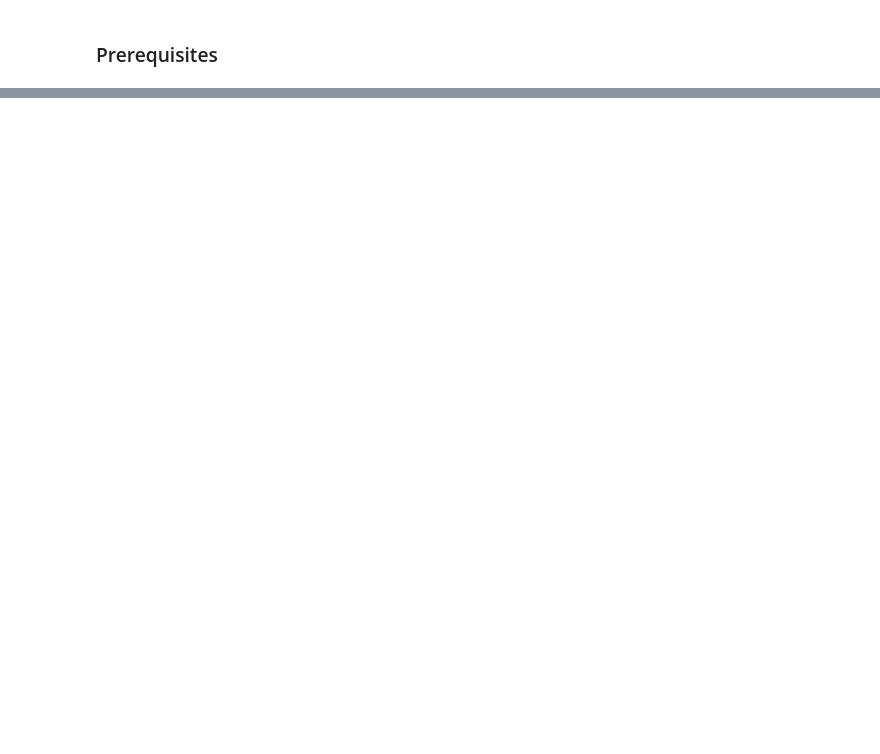
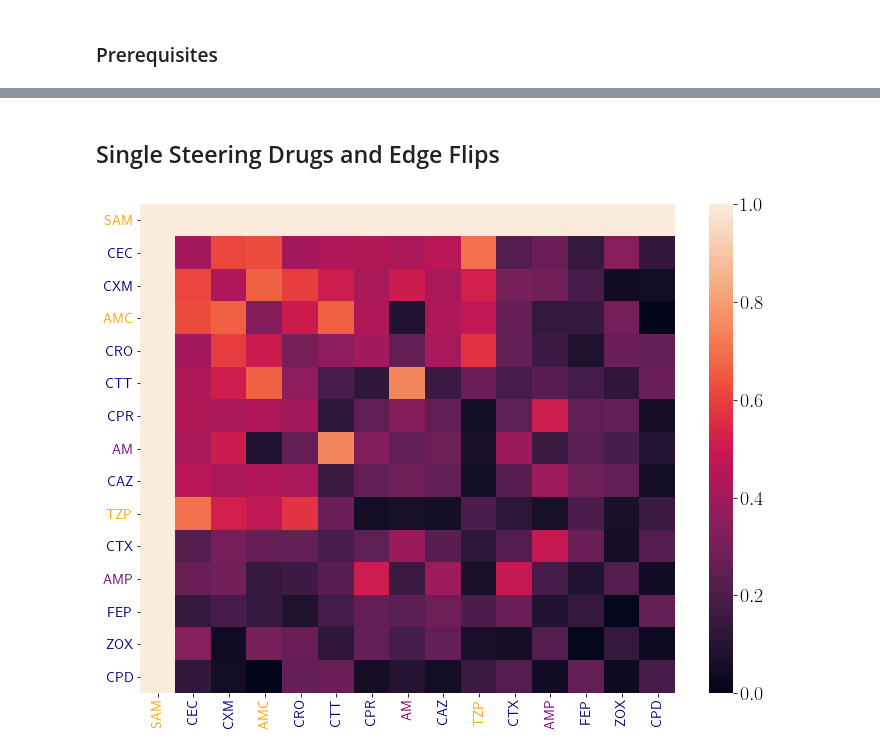
Before and after one commit to nkrishnan94/edgeflips, a Jupyter notebook: edgeflips.ipynb, the cells around one changed output, grey strips where cells are left out. Saved outputs shown, nothing was run; the diff lists cells and outputs as text; code cells hidden in the pictures; blank space fills up the shorter version.

```diff
--- a/edgeflips.ipynb
+++ b/edgeflips.ipynb
@@ -69,0 +584,42 @@ df = pd.DataFrame(data=flipMatrix,columns = names)
+# %% [markdown]
+## Single Steering Drugs and Edge Flips
+# %%
+best_steerers = []
+peakPercentMat =np.zeros((len(limit_matrices),len(limit_matrices)))
+for i, t in enumerate(range(len(limit_matrices))):
+    lowest_peak_index = convertGenotypeToInt(landscapes[t].getLowestFitnessPeak())
+
+    best_steerer = -1
+    best_prob = 0.0
+
+    #For each possible steerer
+    for j,s in enumerate(range(len(limit_matrices))):
+        lowest_peak_index1 = convertGenotypeToInt(landscapes[t].getLowestFitnessPeak())
+        dist1 = np.array(init_pop * limit_matrices[s] * limit_matrices[t])[0]
+        lowest_peak_index2 = convertGenotypeToInt(landscapes[s].getLowestFitnessPeak())
+        dist2 = np.array(init_pop * limit_matrices[t] * limit_matrices[s])[0]
+        peakPercentMat[i,j] = max(dist1[lowest_peak_index1],dist2[lowest_peak_index2])
+# %%
+fig,ax=plt.subplots(figsize=(12,9))
+df = pd.DataFrame(data=peakPercentMat,columns = names,index=names)
+rank =np.argsort(np.mean(peakPercentMat,axis=0));
+g = sns.heatmap(peakPercentMat[rank[::-1]][:,rank[::-1]],ax=ax);
+ax.set_xticklabels(np.array(names)[rank[::-1]]);
+ax.set_yticklabels(np.array(names)[rank[::-1]]);
+
+
+for l in g.yaxis.get_majorticklabels():
+    for dct in abxDicts:
+        if l.get_text() == dct['Abbreviation']:
+            l.set_color(classColors[dct['Class']])
+    l.set_size(14)
+    l.set_rotation(0)
+
+for l in g.xaxis.get_majorticklabels():
+    for dct in abxDicts:
+        if l.get_text() == dct['Abbreviation']:
+            l.set_color(classColors[dct['Class']])
+    l.set_size(14)
+    l.set_rotation(90)
+# %% [output]
+[figure, added]
```
Also changed, not shown: parts of 29 cells of this notebook, 1 other file.
